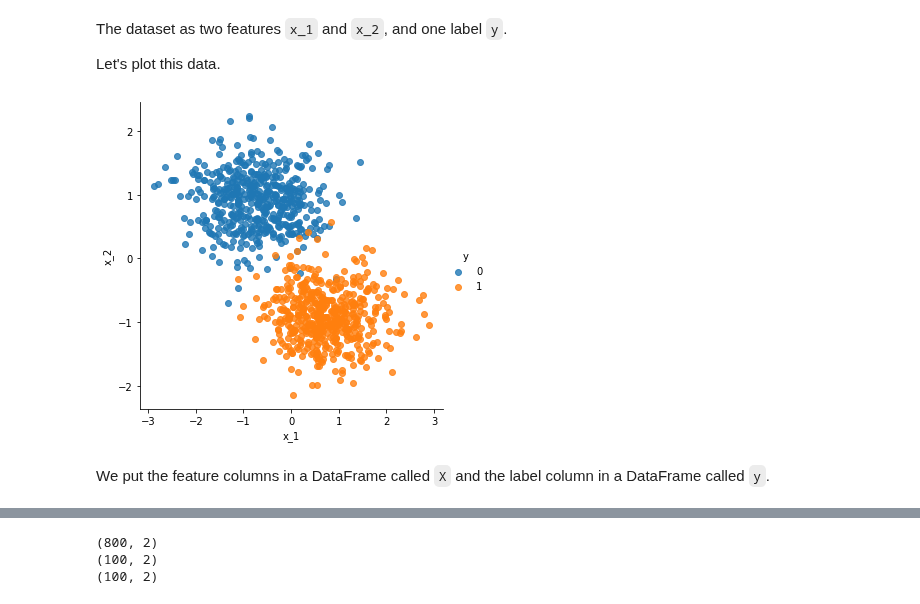
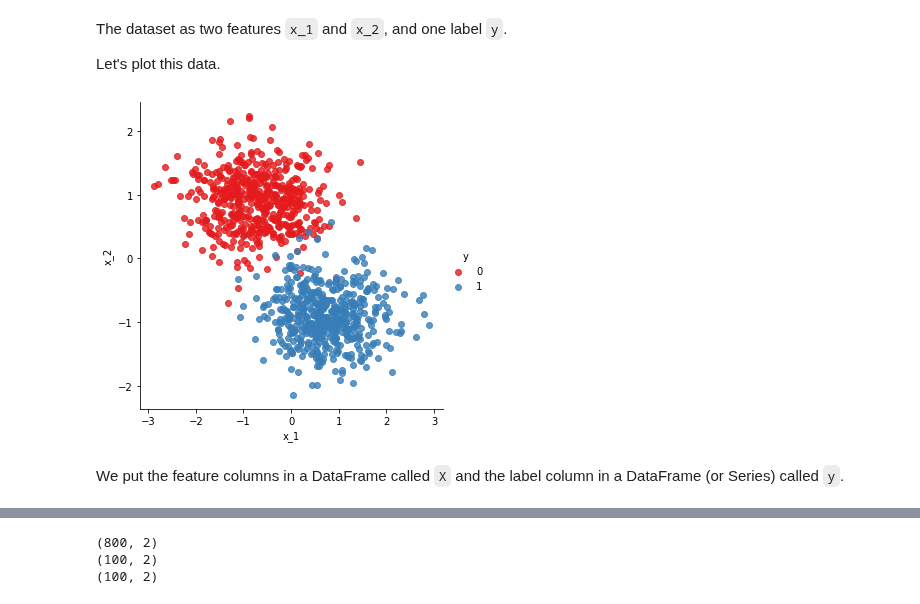
Before and after one commit to sdgroeve/D012554_Machine_Learning_2023, a Jupyter notebook: 01_logisitc_regression_in_pytorch.ipynb, the cells around one changed output, grey strips where cells are left out. Saved outputs shown, nothing was run; the diff lists cells and outputs as text; code cells hidden in the pictures.

```diff
--- a/01_logisitc_regression_in_pytorch.ipynb
+++ b/01_logisitc_regression_in_pytorch.ipynb
@@ -70,13 +70,13 @@ Let's plot this data.
 # %%
 import matplotlib.pyplot as plt
 import seaborn as sns
 
-sns.lmplot(x="x_1",y="x_2",hue="y",data=dataset,fit_reg=False)
+sns.lmplot(x="x_1",y="x_2",hue="y",data=dataset,fit_reg=False, palette="Set1")
 plt.show()
 # %% [output]
-[figure, old version]
+[figure, new version]
 # %% [markdown]
-We put the feature columns in a DataFrame called `X` and the label column in a DataFrame called `y`.
+We put the feature columns in a DataFrame called `X` and the label column in a DataFrame (or Series) called `y`.
 # %%
 y = dataset.pop('y')
 X = dataset
```
Also changed, not shown: parts of 39 cells of this notebook.
